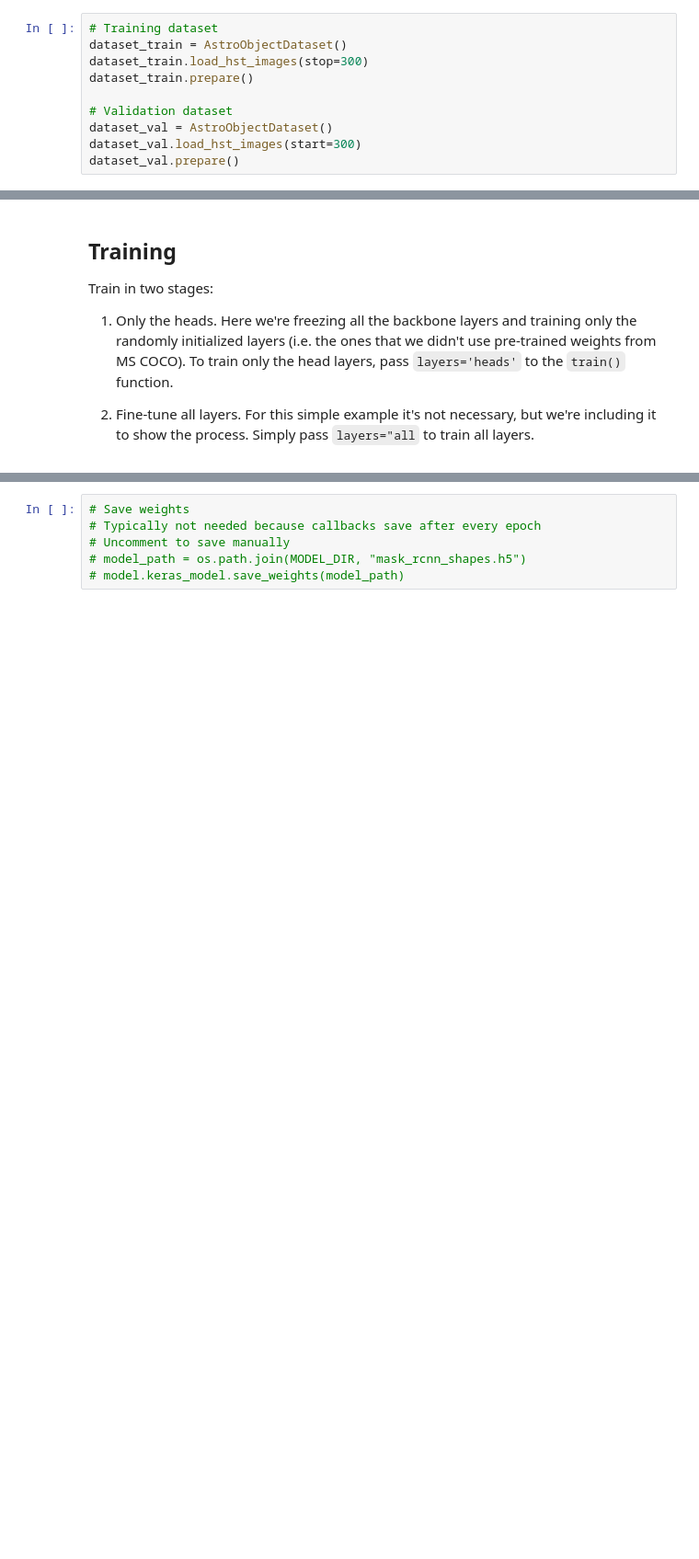
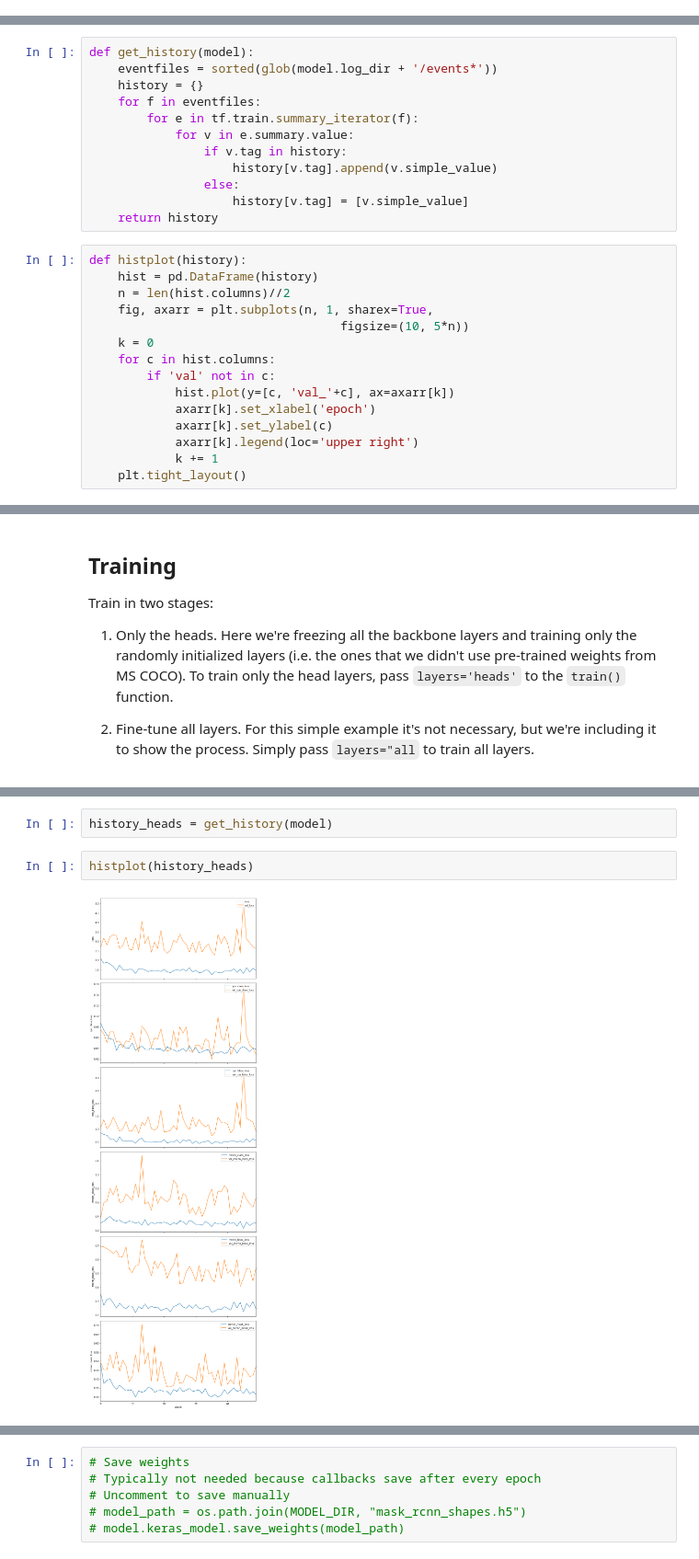
Before and after one commit to bamford/Mask_RCNN, a Jupyter notebook: samples/astro/train_astro.ipynb, the cells around one changed output, grey strips where cells are left out. Shown at 92% size. Cells and saved outputs as stored; diff of their text form; blank space fills up the shorter version.

Commit message:
Updated astro training to use new images and classes

```diff
--- a/samples/astro/train_astro.ipynb
+++ b/samples/astro/train_astro.ipynb
@@ -199,10 +254,0 @@ class AstroObjectDataset(utils.Dataset):
-# %%
-# Training dataset
-dataset_train = AstroObjectDataset()
-dataset_train.load_hst_images(stop=300)
-dataset_train.prepare()
-
-# Validation dataset
-dataset_val = AstroObjectDataset()
-dataset_val.load_hst_images(start=300)
-dataset_val.prepare()
@@ -226,3 +257,30 @@ for image_id in image_ids:
+# %%
+def get_history(model):
+    eventfiles = sorted(glob(model.log_dir + '/events*'))
+    history = {}
+    for f in eventfiles:
+        for e in tf.train.summary_iterator(f):
+            for v in e.summary.value:
+                if v.tag in history:
+                    history[v.tag].append(v.simple_value)
+                else:
+                    history[v.tag] = [v.simple_value]
+    return history
+# %%
+def histplot(history):
+    hist = pd.DataFrame(history)
+    n = len(hist.columns)//2
+    fig, axarr = plt.subplots(n, 1, sharex=True,
+                                   figsize=(10, 5*n))
+    k = 0
+    for c in hist.columns:
+        if 'val' not in c:
+            hist.plot(y=[c, 'val_'+c], ax=axarr[k])
+            axarr[k].set_xlabel('epoch')
+            axarr[k].set_ylabel(c)
+            axarr[k].legend(loc='upper right')
+            k += 1
+    plt.tight_layout()
 # %% [markdown]
 ## Create Model
 # %%
@@ -299,3 +340,9 @@ Epoch 50/50
+# %%
+history_heads = get_history(model)
+# %%
+histplot(history_heads)
+# %% [output]
+[figure, added]
 # %%
 # Fine tune all layers
 # Passing layers="all" trains all layers. You can also
```
Also changed, not shown: parts of 24 cells of this notebook.
